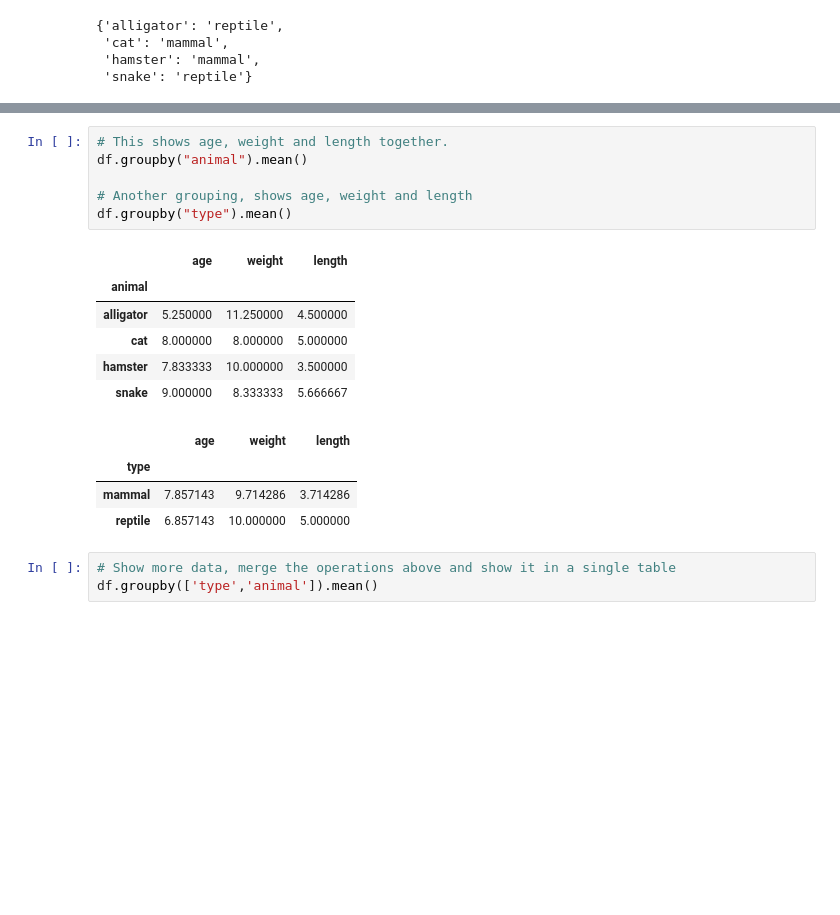
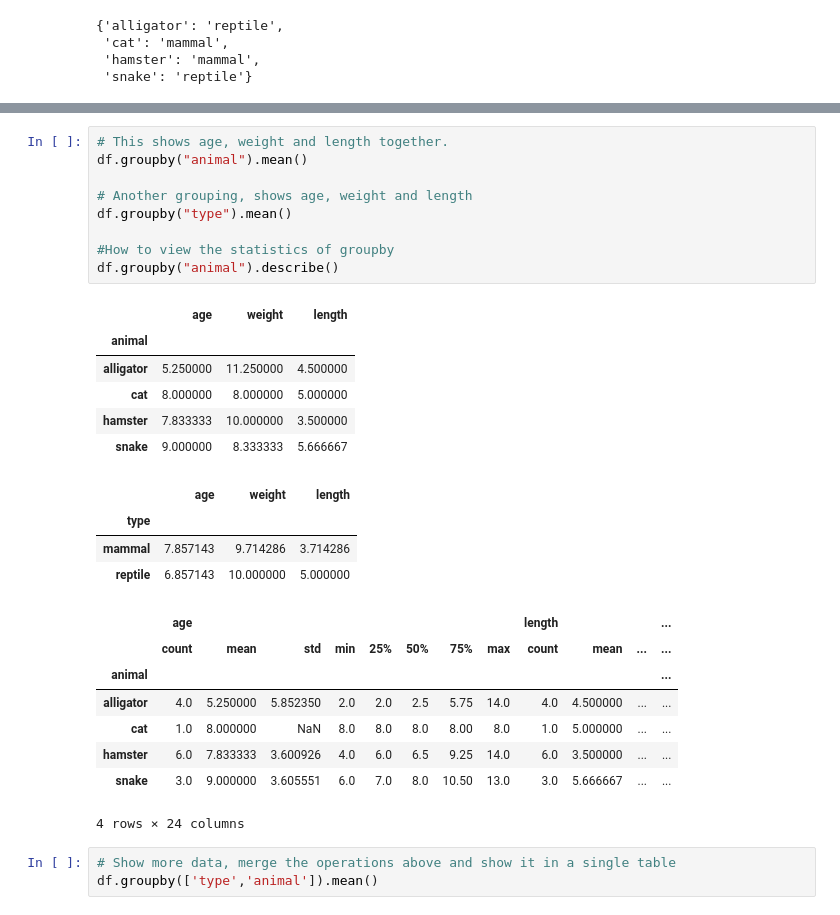
Before and after one commit to shajikk/MachineLearning, a Jupyter notebook: Python/Working_with_data.ipynb, the cells around one changed output, grey strips where cells are left out. Cells and saved outputs as stored; diff of their text form; blank space fills up the shorter version.

```diff
--- a/Python/Working_with_data.ipynb
+++ b/Python/Working_with_data.ipynb
@@ -1165,20 +1165,31 @@ Name: weight, dtype: float64
 # %%
 # This shows age, weight and length together.
 df.groupby("animal").mean()
 
 # Another grouping, shows age, weight and length
 df.groupby("type").mean()
+
+#How to view the statistics of groupby
+df.groupby("animal").describe()
 # %% [output]
 |  | age | weight | length |
 | animal |  |  |  |
 | alligator | 5.250000 | 11.250000 | 4.500000 |
 | cat | 8.000000 | 8.000000 | 5.000000 |
 | hamster | 7.833333 | 10.000000 | 3.500000 |
 | snake | 9.000000 | 8.333333 | 5.666667 |
 |  | age | weight | length |
 | type |  |  |  |
 | mammal | 7.857143 | 9.714286 | 3.714286 |
 | reptile | 6.857143 | 10.000000 | 5.000000 |
+|  | age |  |  |  |  |  |  |  | length |  |  | ... |
+|  | count | mean | std | min | 25% | 50% | 75% | max | count | mean | ... | ... |
+| animal |  |  |  |  |  |  |  |  |  |  |  | ... |
+| alligator | 4.0 | 5.250000 | 5.852350 | 2.0 | 2.0 | 2.5 | 5.75 | 14.0 | 4.0 | 4.500000 | ... | ... |
+| cat | 1.0 | 8.000000 | NaN | 8.0 | 8.0 | 8.0 | 8.00 | 8.0 | 1.0 | 5.000000 | ... | ... |
+| hamster | 6.0 | 7.833333 | 3.600926 | 4.0 | 6.0 | 6.5 | 9.25 | 14.0 | 6.0 | 3.500000 | ... | ... |
+| snake | 3.0 | 9.000000 | 3.605551 | 6.0 | 7.0 | 8.0 | 10.50 | 13.0 | 3.0 | 5.666667 | ... | ... |
+4 rows × 24 columns
 # %%
 # Show more data, merge the operations above and show it in a single table
 df.groupby(['type','animal']).mean()
```
Also changed, not shown: 10 other files.
